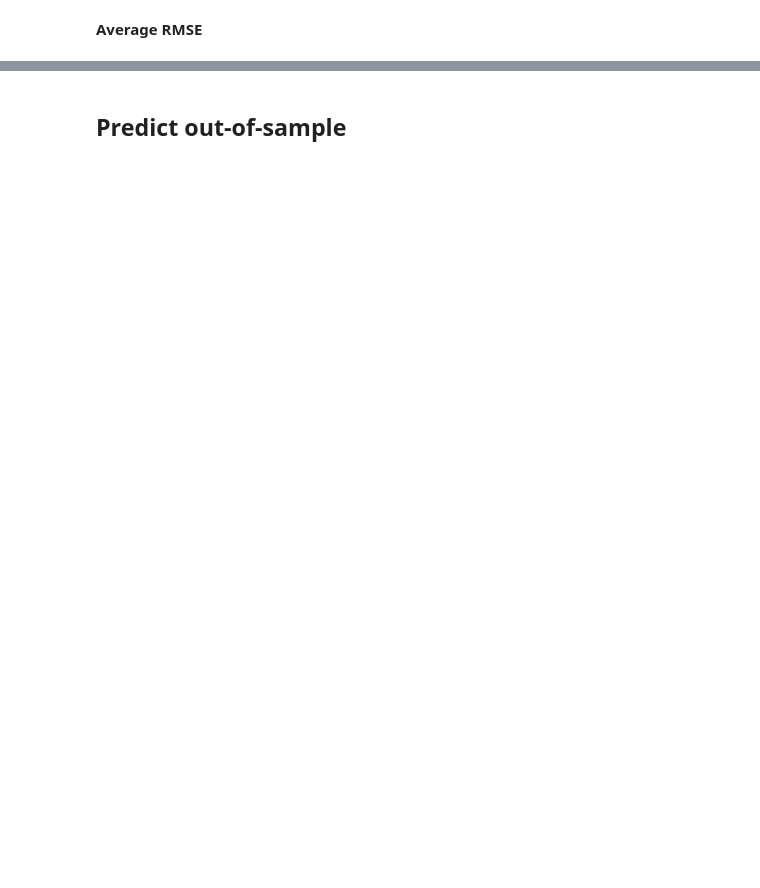
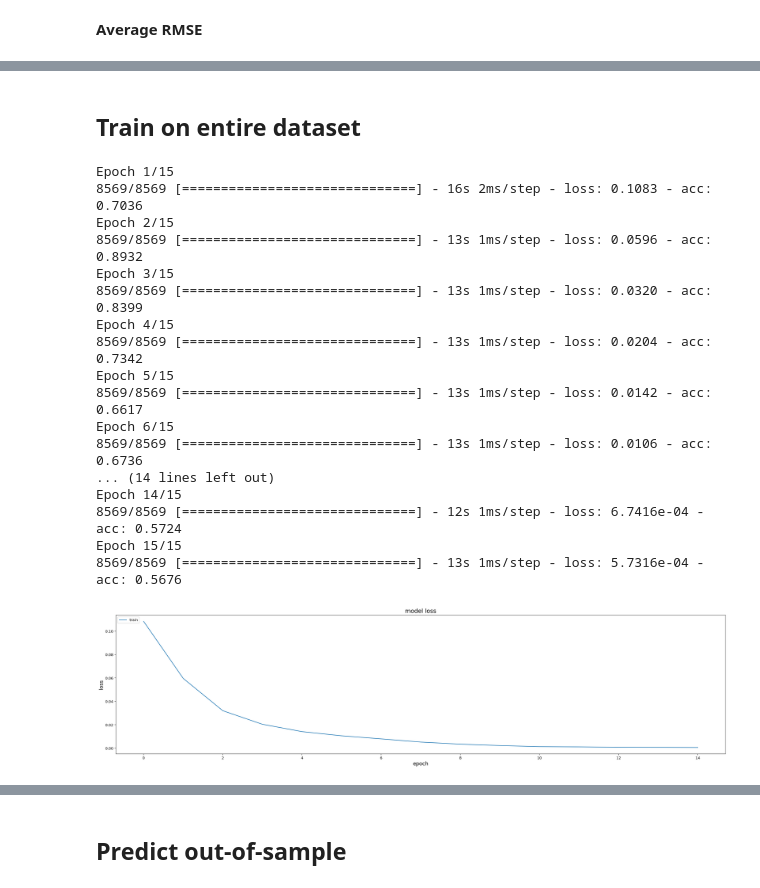
Before and after one commit to michhar/forecasting-with-deep-learning, a Jupyter notebook: Forecasting with LSTM Encoder-Decoder in Keras.ipynb, the cells around one changed output, grey strips where cells are left out. Cells and saved outputs as stored; diff of their text form; code cells hidden in the pictures; blank space fills up the shorter version.

```diff
--- a/Forecasting with LSTM Encoder-Decoder in Keras.ipynb
+++ b/Forecasting with LSTM Encoder-Decoder in Keras.ipynb
@@ -732,0 +734,25 @@ Mean RMSE of 0.0402 +/- 0.0041
+# %% [markdown]
+## Train on entire dataset
+# %%
+# Instantiate and train the model on all data
+model_all = create_model(n_steps_in, n_steps_out, n_features, learning_rate=0.0001)
+model_all, run_time, weightsfile = train(model_all, X, y, batch_size=16, nepochs=15)
+# %% [output]
+Epoch 1/15
+8569/8569 [==============================] - 16s 2ms/step - loss: 0.1083 - acc: 0.7036
+Epoch 2/15
+8569/8569 [==============================] - 13s 1ms/step - loss: 0.0596 - acc: 0.8932
+Epoch 3/15
+8569/8569 [==============================] - 13s 1ms/step - loss: 0.0320 - acc: 0.8399
+Epoch 4/15
+8569/8569 [==============================] - 13s 1ms/step - loss: 0.0204 - acc: 0.7342
+Epoch 5/15
+8569/8569 [==============================] - 13s 1ms/step - loss: 0.0142 - acc: 0.6617
+Epoch 6/15
+8569/8569 [==============================] - 13s 1ms/step - loss: 0.0106 - acc: 0.6736
+... (14 lines left out)
+Epoch 14/15
+8569/8569 [==============================] - 12s 1ms/step - loss: 6.7416e-04 - acc: 0.5724
+Epoch 15/15
+8569/8569 [==============================] - 13s 1ms/step - loss: 5.7316e-04 - acc: 0.5676
+[figure, added]
```
Also changed, not shown: parts of 18 cells of this notebook, 5 other files.
